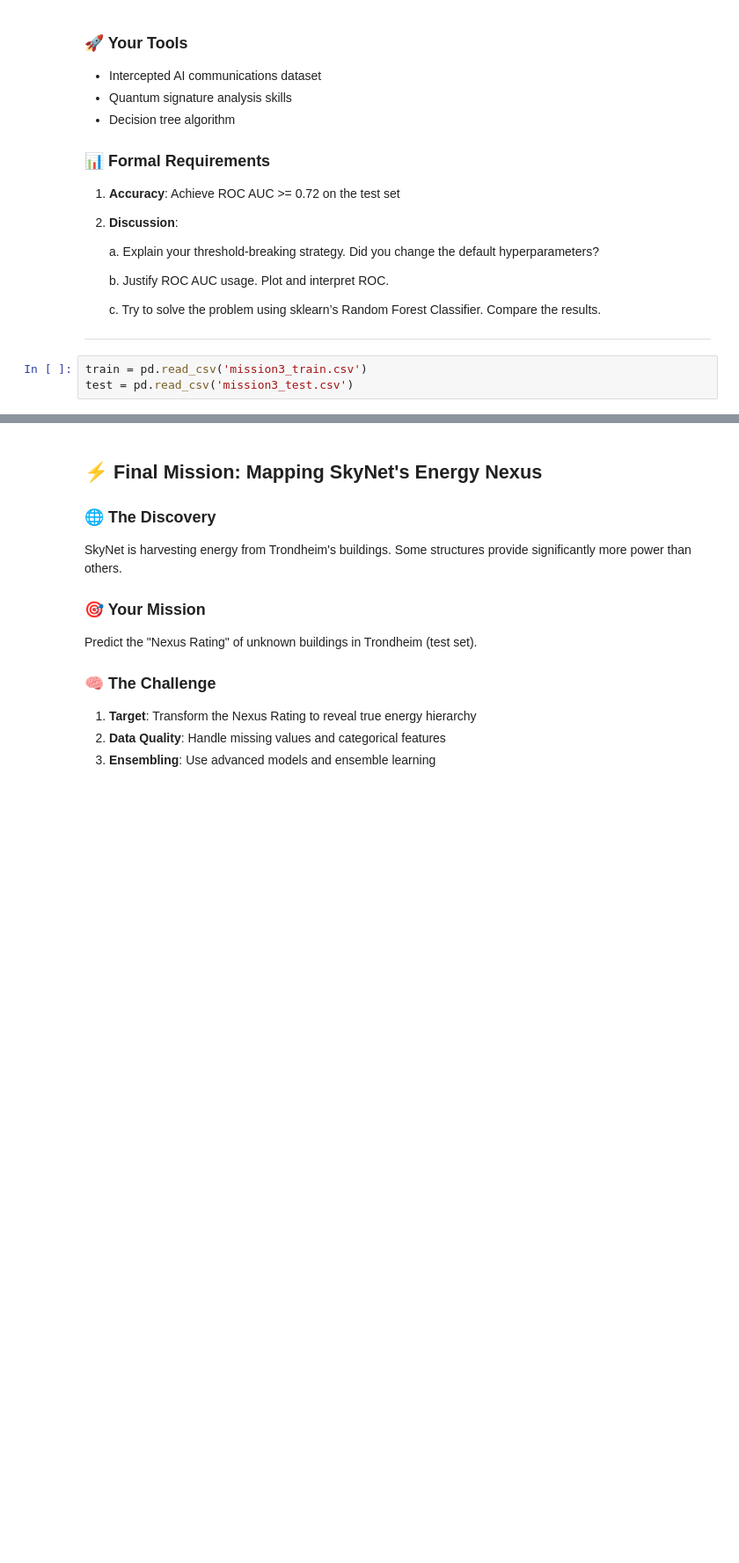
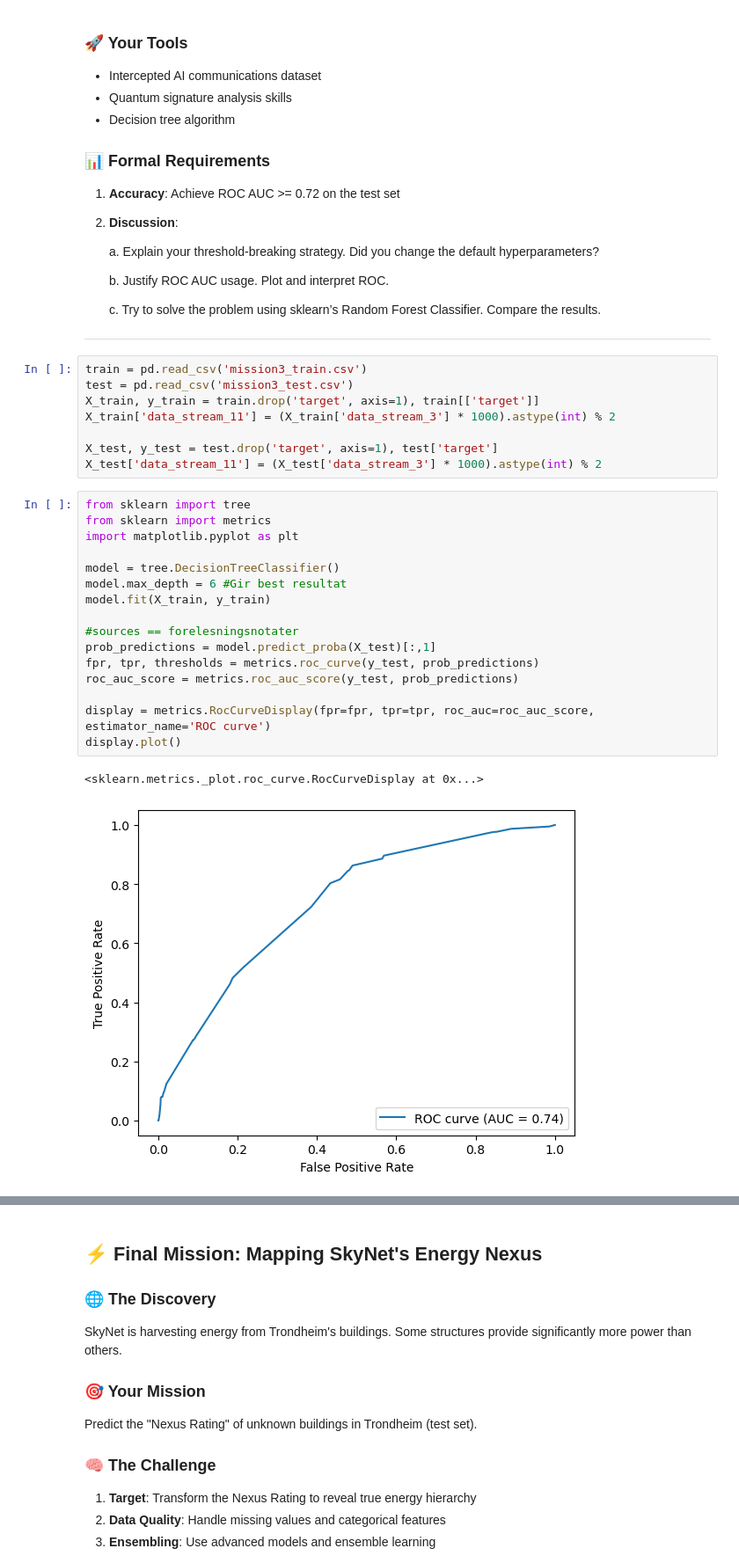
Before and after one commit to eliasborge/introML-ntnu-2024, a Jupyter notebook: Assignment1/Chapter_1.ipynb, the cells around one changed output, grey strips where cells are left out. Shown at 88% size. Saved outputs shown, nothing was run; the diff lists cells and outputs as text; blank space fills up the shorter version.

Commit message:
add mission 3

```diff
--- a/Assignment1/Chapter_1.ipynb
+++ b/Assignment1/Chapter_1.ipynb
@@ -285,6 +298,30 @@ Develop a decision tree classifier to process intercepted communications. Use `s
    c. Try to solve the problem using sklearn’s Random Forest Classifier. Compare the results.
 
 ---
-# %%
-train = pd.read_csv('mission3_train.csv')
-test = pd.read_csv('mission3_test.csv')
+# %%
+train = pd.read_csv('mission3_train.csv')
+test = pd.read_csv('mission3_test.csv')
+X_train, y_train = train.drop('target', axis=1), train[['target']]
+X_train['data_stream_11'] = (X_train['data_stream_3'] * 1000).astype(int) % 2
+
+X_test, y_test = test.drop('target', axis=1), test['target']
+X_test['data_stream_11'] = (X_test['data_stream_3'] * 1000).astype(int) % 2
+# %%
+from sklearn import tree
+from sklearn import metrics
+import matplotlib.pyplot as plt
+
+model = tree.DecisionTreeClassifier()
+model.max_depth = 6 #Gir best resultat
+model.fit(X_train, y_train)
+
+#sources == forelesningsnotater
+prob_predictions = model.predict_proba(X_test)[:,1]
+fpr, tpr, thresholds = metrics.roc_curve(y_test, prob_predictions)
+roc_auc_score = metrics.roc_auc_score(y_test, prob_predictions)
+
+display = metrics.RocCurveDisplay(fpr=fpr, tpr=tpr, roc_auc=roc_auc_score, estimator_name='ROC curve')
+display.plot()
+# %% [output]
+<sklearn.metrics._plot.roc_curve.RocCurveDisplay at 0x...>
+[figure, added]
```
Also changed, not shown: parts of 2 cells of this notebook.
